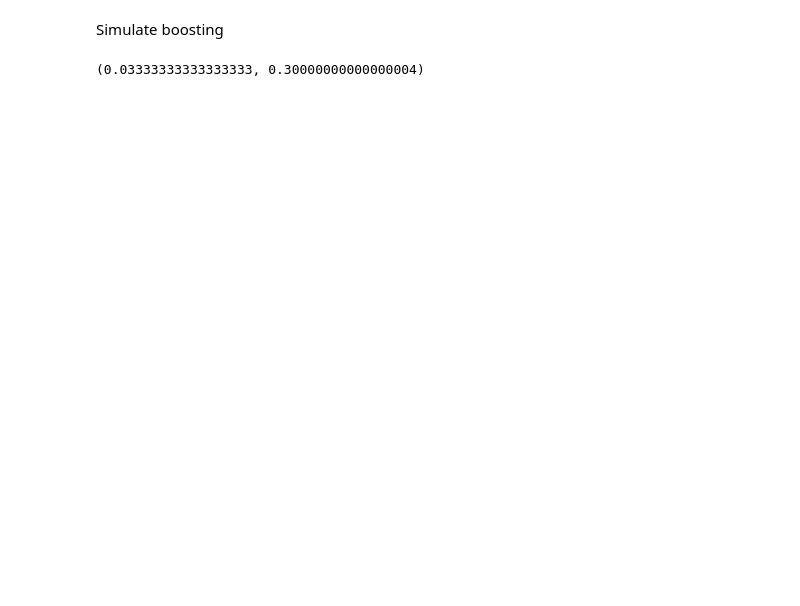
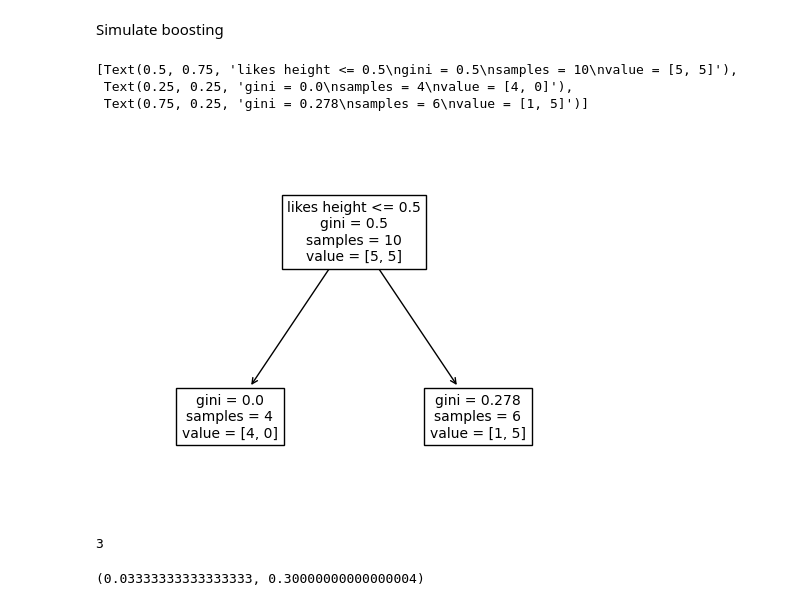
Before and after one commit to froukje/datamapu, a Jupyter notebook: notebooks/code_examples.ipynb, the cells around one changed output. Saved outputs shown, nothing was run; the diff lists cells and outputs as text; code cells hidden in the pictures; blank space fills up the shorter version.

```diff
--- a/notebooks/code_examples.ipynb
+++ b/notebooks/code_examples.ipynb
@@ -462,5 +507,20 @@ array([1., 1., 1.])
 # %% [markdown]
 Simulate boosting
+# %%
+X = df[['age', 'likes goats', 'likes height']].values
+y = df[['go rock climbing']].values.reshape(-1,)
+dt1 = DecisionTreeClassifier(**clf.estimators_[0].get_params())
+dt1.fit(X, y)
+tree.plot_tree(dt1, feature_names=['age', 'likes goats', 'likes height'], fontsize=10)
+# %% [output]
+[Text(0.5, 0.75, 'likes height <= 0.5\ngini = 0.5\nsamples = 10\nvalue = [5, 5]'),
+ Text(0.25, 0.25, 'gini = 0.0\nsamples = 4\nvalue = [4, 0]'),
+ Text(0.75, 0.25, 'gini = 0.278\nsamples = 6\nvalue = [1, 5]')]
+[figure, added]
+# %%
+dt1.max_features_
+# %% [output]
+3
 # %%
 w_old = 0.1 # initial weights
 err = 0.1 # 1 misclassification after first iteration
```
Also changed, not shown: parts of 10 cells of this notebook, 10 other files.
